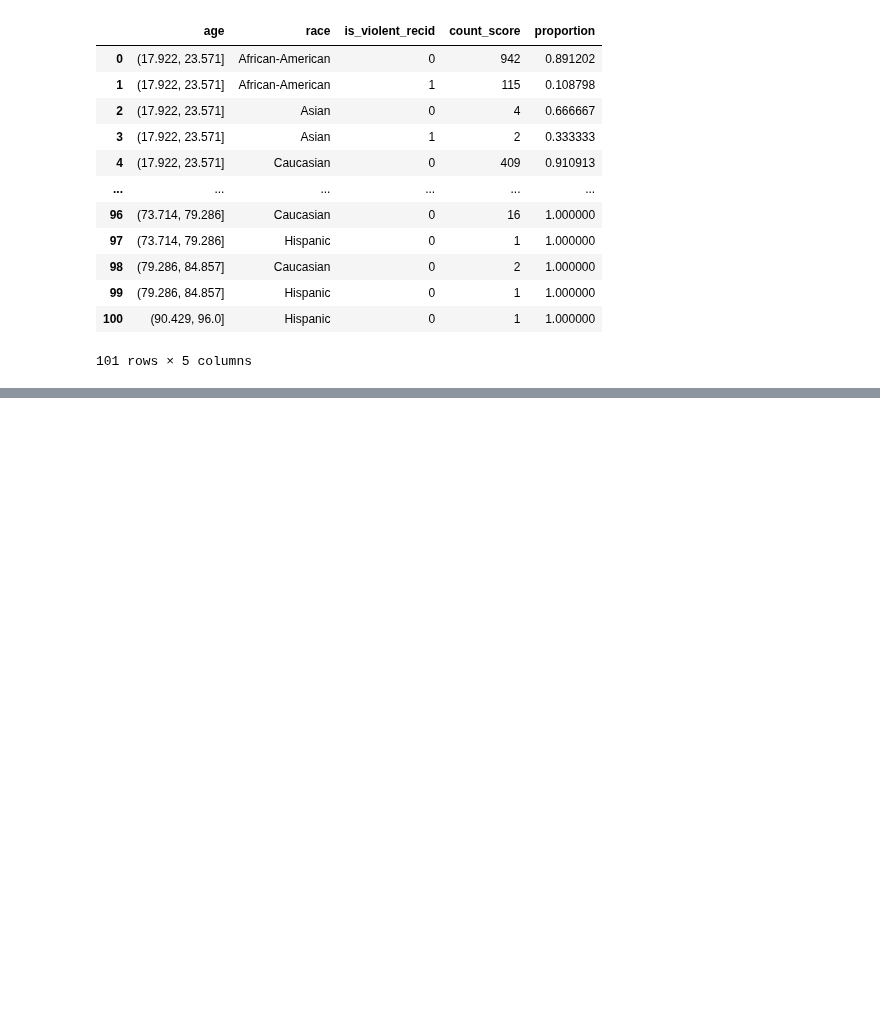
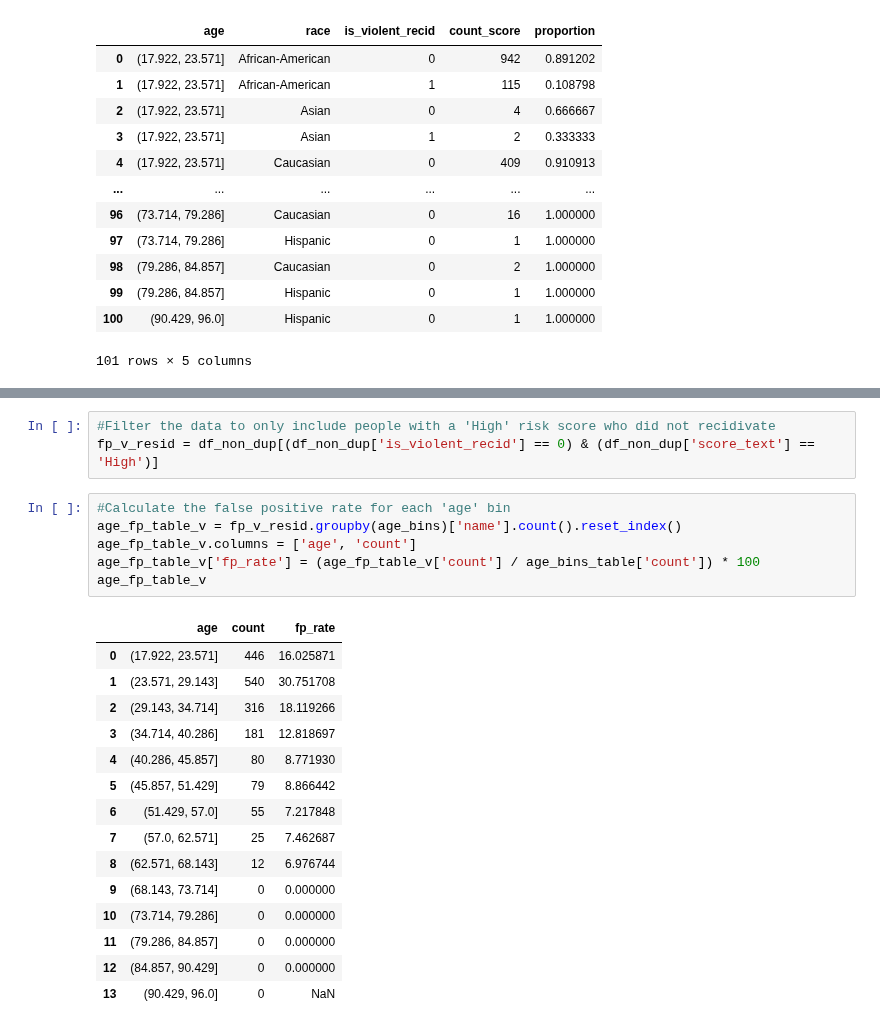
Before and after one commit to chance-roberts/DATA6550-Bias, a Jupyter notebook: Code/Roberts/RobertsC_Module1_Bias.ipynb, the cells around one changed output, grey strips where cells are left out. Saved outputs shown, nothing was run; the diff lists cells and outputs as text; blank space fills up the shorter version.

```diff
--- a/Code/Roberts/RobertsC_Module1_Bias.ipynb
+++ b/Code/Roberts/RobertsC_Module1_Bias.ipynb
@@ -263,0 +297,25 @@ age_race_vresid_table
+# %%
+#Filter the data to only include people with a 'High' risk score who did not recidivate
+fp_v_resid = df_non_dup[(df_non_dup['is_violent_recid'] == 0) & (df_non_dup['score_text'] == 'High')]
+# %%
+#Calculate the false positive rate for each 'age' bin
+age_fp_table_v = fp_v_resid.groupby(age_bins)['name'].count().reset_index()
+age_fp_table_v.columns = ['age', 'count']
+age_fp_table_v['fp_rate'] = (age_fp_table_v['count'] / age_bins_table['count']) * 100
+age_fp_table_v
+# %% [output]
+|  | age | count | fp_rate |
+| 0 | (17.922, 23.571] | 446 | 16.025871 |
+| 1 | (23.571, 29.143] | 540 | 30.751708 |
+| 2 | (29.143, 34.714] | 316 | 18.119266 |
+| 3 | (34.714, 40.286] | 181 | 12.818697 |
+| 4 | (40.286, 45.857] | 80 | 8.771930 |
+| 5 | (45.857, 51.429] | 79 | 8.866442 |
+| 6 | (51.429, 57.0] | 55 | 7.217848 |
+| 7 | (57.0, 62.571] | 25 | 7.462687 |
+| 8 | (62.571, 68.143] | 12 | 6.976744 |
+| 9 | (68.143, 73.714] | 0 | 0.000000 |
+| 10 | (73.714, 79.286] | 0 | 0.000000 |
+| 11 | (79.286, 84.857] | 0 | 0.000000 |
+| 12 | (84.857, 90.429] | 0 | 0.000000 |
+| 13 | (90.429, 96.0] | 0 | NaN |
```
Also changed, not shown: parts of 6 cells of this notebook.
